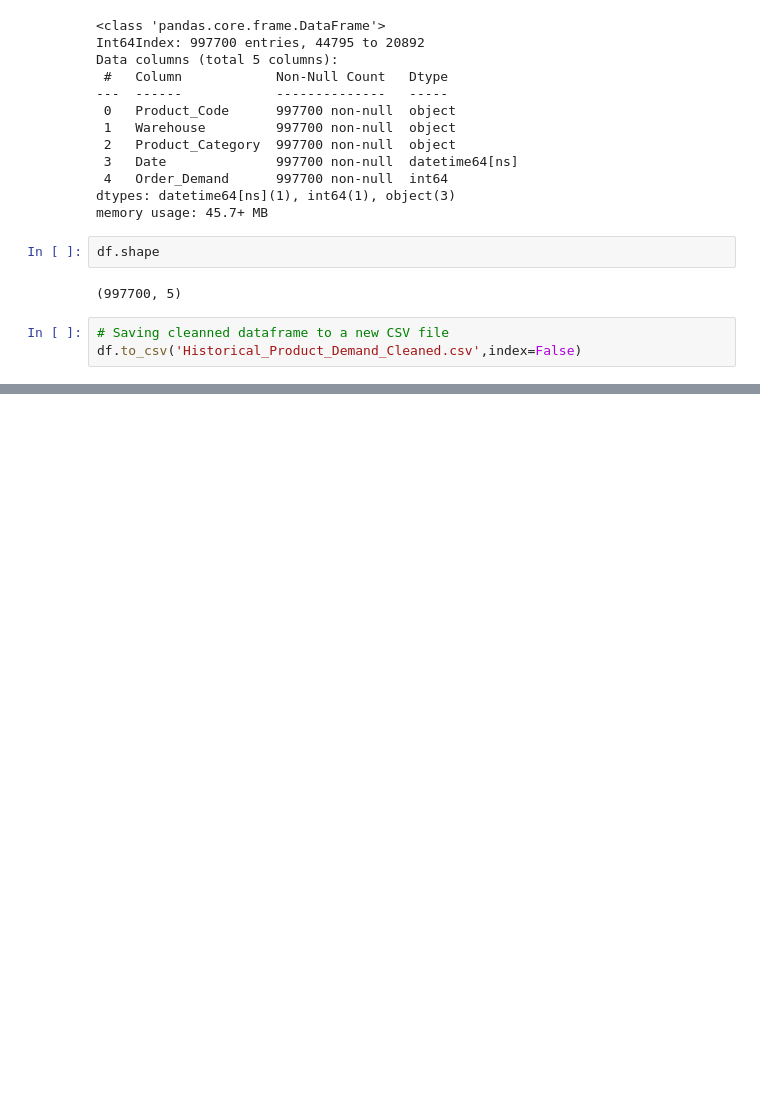
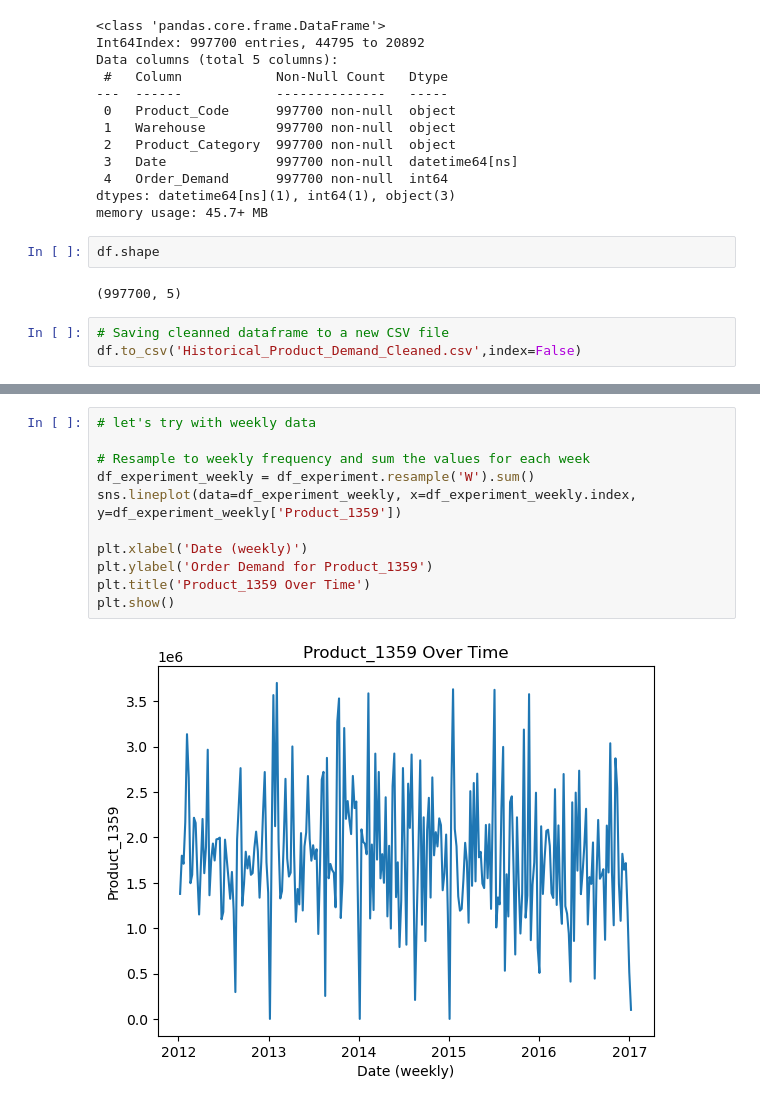
Before and after one commit to GaryManv/Final_project_GM, a Jupyter notebook: Final_project_Demand_Forecasting_GM.ipynb, the cells around one changed output, grey strips where cells are left out. Drawn from its saved outputs; the diff is of its cells as text; blank space fills up the shorter version.

```diff
--- a/Final_project_Demand_Forecasting_GM.ipynb
+++ b/Final_project_Demand_Forecasting_GM.ipynb
@@ -291,0 +419,13 @@ df.to_csv('Historical_Product_Demand_Cleaned.csv',index=False)
+# %%
+# let's try with weekly data
+
+# Resample to weekly frequency and sum the values for each week
+df_experiment_weekly = df_experiment.resample('W').sum()
+sns.lineplot(data=df_experiment_weekly, x=df_experiment_weekly.index, y=df_experiment_weekly['Product_1359'])
+
+plt.xlabel('Date (weekly)')
+plt.ylabel('Order Demand for Product_1359')
+plt.title('Product_1359 Over Time')
+plt.show()
+# %% [output]
+[figure, added]
```
Also changed, not shown: parts of 32 cells of this notebook.
